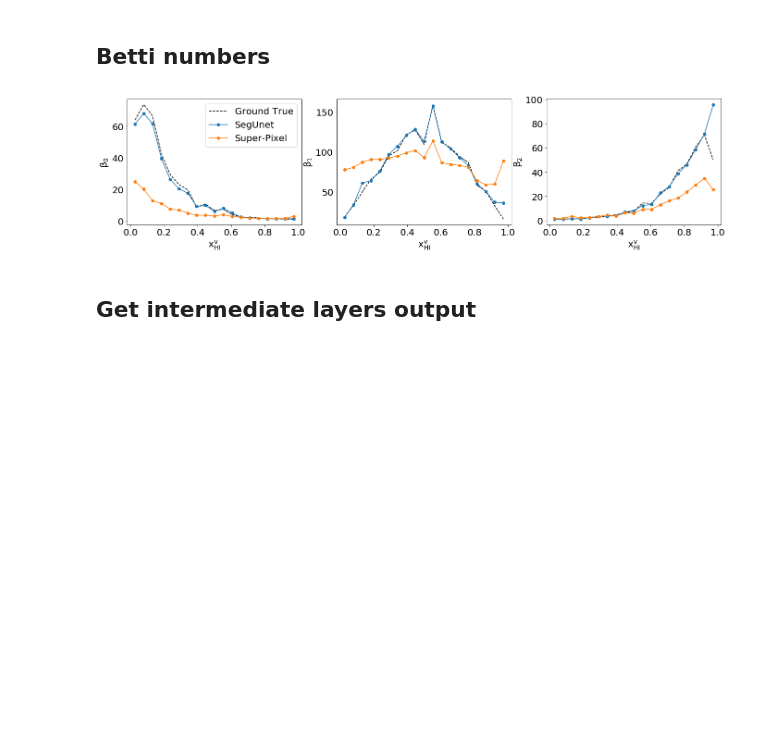
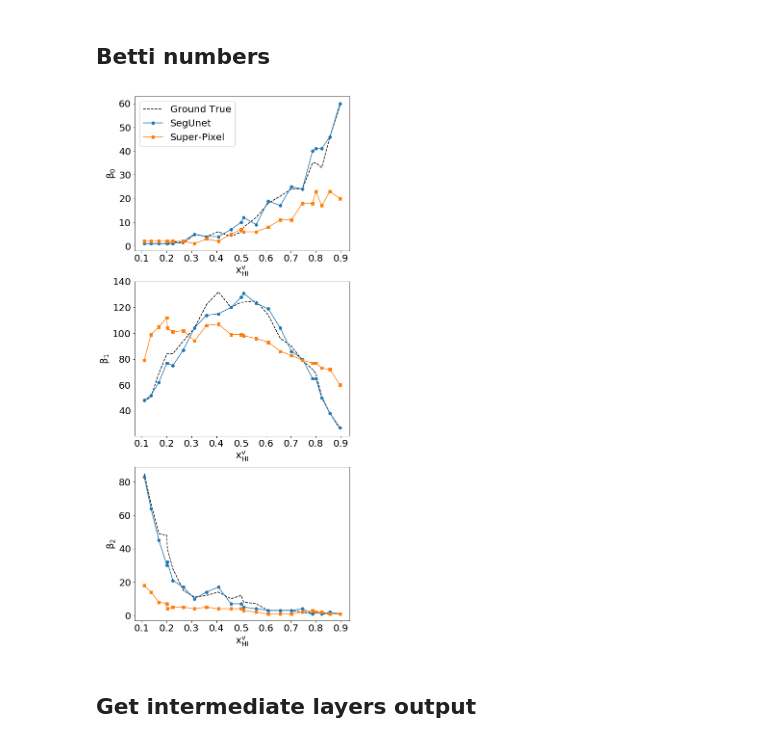
Before and after one commit to micbia/SegU-Net, a Jupyter notebook: pred21cm.ipynb, the cells around one changed output. Saved outputs shown, nothing was run; the diff lists cells and outputs as text; code cells hidden in the pictures; blank space fills up the shorter version.

```diff
--- a/pred21cm.ipynb
+++ b/pred21cm.ipynb
@@ -787,62 +1038,45 @@ plt.savefig('%scorr.png' %PATH_MODEL, bbox_inches="tight")
 # %%
 import matplotlib
 import matplotlib.pyplot as plt, numpy as np
 from myutils.utils import OrderNdimArray, RandomIndexes
 
-plt.rcParams['figure.figsize'] = (20,8)
 plt.rcParams['font.size'] = 20
 
-PATH_MODEL = '/home/michele/Documents/PhD_Sussex/output/ML/dataset/outputs/new/02-10T23-52-36_128slice/predictions_1/pred_tobs1000/'
-redshift, xn_mask_true, b0_true, b1_true, b2_true, b0_seg, b1_seg, b2_seg, b0_sp, b1_sp, b2_sp = OrderNdimArray(np.loadtxt(PATH_MODEL+'astro_data.txt', unpack=True, usecols=(1,9,13,14,15,16,17,18,19,20,21)), 1)
+tobs = 1000
+PATH_MODEL = '/home/michele/Documents/PhD_Sussex/output/ML/dataset/outputs/new/02-10T23-52-36_128slice/predictions/fiducial_model/'
+redshift, xn_mask_true, b2_true, b1_true, b0_true, b2_seg, b1_seg, b0_seg, b2_sp, b1_sp, b0_sp = OrderNdimArray(np.loadtxt('%sastro_data_FM_tobs%d.txt' %(PATH_MODEL, tobs), unpack=True, usecols=(0,4,8,9,10,11,12,13,14,15,16)), 1)
 
-
-#fig, (ax0, ax1, ax2) = plt.subplots(nrows=3, figsize=(8,18), sharex=True)
-fig, (ax0, ax1, ax2) = plt.subplots(ncols=3, figsize=(23,5), sharex=True)
-h = np.histogram(xn_mask_true, np.linspace(1e-5, 1., 20), density=True)
-new_x = h[1][:-1]+0.5*(h[1][1:]-h[1][:-1])
+fig, (ax0, ax1, ax2) = plt.subplots(nrows=3, figsize=(8,20))
+#fig, (ax0, ax1, ax2) = plt.subplots(ncols=3, figsize=(23,5), sharex=True)
 
 # Betti 0
-f_b0_true = np.array([np.mean(b0_true[(xn_mask_true < h[1][i+1]) * (xn_mask_true >= h[1][i])]) for i in range(h[1].size-1)])
-ax0.plot(new_x, f_b0_true, 'k--', label='Ground True')
-f_b0_seg = np.array([np.mean(b0_seg[(xn_mask_true < h[1][i+1]) * (xn_mask_true >= h[1][i])]) for i in range(h[1].size-1)])
-ax0.plot(new_x, f_b0_seg, label='SegUnet', color='tab:blue', marker='o')
-f_b0_sp = np.array([np.mean(b0_sp[(xn_mask_true < h[1][i+1]) * (xn_mask_true >= h[1][i])]) for i in range(h[1].size-1)])
-ax0.plot(new_x, f_b0_sp, label='Super-Pixel', color='tab:orange', marker='o')
-ax0.legend(loc=1)
+ax0.plot(xn_mask_true, b0_true, 'k--', label='Ground True')
+ax0.plot(xn_mask_true, b0_seg, label='SegUnet', color='tab:blue', marker='o')
+ax0.plot(xn_mask_true, b0_sp, label='Super-Pixel', color='tab:orange', marker='s')
+ax0.legend(loc='best')
 ax0.set_xlabel(r'$\rm x^v_{HI}$', size=20), ax0.set_ylabel(r'$\rm\beta_0$', size=20)
+ax0.set_xticks(np.arange(0.1, 0.91, 0.1))
 
 # Betti 1
-f_b1_true = np.array([np.mean(b1_true[(xn_mask_true < h[1][i+1]) * (xn_mask_true >= h[1][i])]) for i in range(h[1].size-1)])
-ax1.plot(new_x, f_b1_true, 'k--', label='Ground True')
-f_b1_seg = np.array([np.mean(b1_seg[(xn_mask_true < h[1][i+1]) * (xn_mask_true >= h[1][i])]) for i in range(h[1].size-1)])
-ax1.plot(new_x, f_b1_seg, label='SegUnet', color='tab:blue', marker='o')
-f_b1_sp = np.array([np.mean(b1_sp[(xn_mask_true < h[1][i+1]) * (xn_mask_true >= h[1][i])]) for i in range(h[1].size-1)])
-ax1.plot(new_x, f_b1_sp, label='Super-Pixel', color='tab:orange', marker='o')
+ax1.plot(xn_mask_true, b1_true, 'k--', label='Ground True')
+ax1.plot(xn_mask_true, b1_seg, label='SegUnet', color='tab:blue', marker='o')
+ax1.plot(xn_mask_true, b1_sp, label='Super-Pixel', color='tab:orange', marker='s')
 ax1.set_xlabel(r'$\rm x^v_{HI}$', size=20), ax1.set_ylabel(r'$\rm\beta_1$', size=20)
+ax1.set_xticks(np.arange(0.1, 0.91, 0.1))
+ax1.set_yticks(np.arange(40, 150, 20))
 
 # Betti 2
-f_b2_true = np.array([np.mean(b2_true[(xn_mask_true < h[1][i+1]) * (xn_mask_true >= h[1][i])]) for i in range(h[1].size-1)])
-ax2.plot(new_x, f_b2_true, 'k--', label='Ground True')
-f_b2_seg = np.array([np.mean(b2_seg[(xn_mask_true < h[1][i+1]) * (xn_mask_true >= h[1][i])]) for i in range(h[1].size-1)])
-ax2.plot(new_x, f_b2_seg, label='SegUnet', color='tab:blue', marker='o')
-f_b2_sp = np.array([np.mean(b2_sp[(xn_mask_true < h[1][i+1]) * (xn_mask_true >= h[1][i])]) for i in range(h[1].size-1)])
-ax2.plot(new_x, f_b2_sp, label='Super-Pixel', color='tab:orange', marker='o')
+ax2.plot(xn_mask_true, b2_true, 'k--', label='Ground True')
+ax2.plot(xn_mask_true, b2_seg, label='SegUnet', color='tab:blue', marker='o')
+ax2.plot(xn_mask_true, b2_sp, label='Super-Pixel', color='tab:orange', marker='s')
 ax2.set_xlabel(r'$\rm x^v_{HI}$', size=20), ax2.set_ylabel(r'$\rm\beta_2$', size=20)
+ax2.set_xticks(np.arange(0.1, 0.91, 0.1))
 
-
-#ax1.errorbar(0.1690, 0.2128, 0.0406, lw=1, markersize=7, marker='o', capsize=3, color='red', label=r'SegU-net on C$\rm ^2$Ray')
-#ax1.errorbar(0.2856, 0.3368, 0.0365, lw=1, markersize=7, marker='o', capsize=3, color='red')
-#ax1.errorbar(0.5658, 0.6349, 0.0101, lw=1, markersize=7, marker='o', capsize=3, color='red')
-#ax1.errorbar(0.7009, 0.7672, 0.0164, lw=1, markersize=7, marker='o', capsize=3, color='red')
-
-#ax1.scatter(0.1690, 0.4591, lw=2, marker='s', color='red', label=r'Super-Pixel on C$\rm ^2$Ray')
-#ax1.scatter(0.2856, 0.5344, lw=2, marker='s', color='red')
-#ax1.scatter(0.5658, 0.6295, lw=2, marker='s', color='red')
-#ax1.scatter(0.7009, 0.6538, lw=2, marker='s', color='red')
-plt.subplots_adjust(hspace=0.0)
-plt.savefig('%sbetti.png' %PATH_MODEL, bbox_inches="tight")
+plt.subplots_adjust(hspace=0.2)
+plt.savefig('%sbetti_tobs%d.png' %(PATH_MODEL+'../pred_tobs'+str(tobs)+'/', tobs), bbox_inches="tight")
+plt.show()
 # %% [output]
-[figure, old version]
+[figure, new version]
 # %% [markdown]
 ## Get intermediate layers output
 # %% [markdown]
```
Also changed, not shown: parts of 43 cells of this notebook, 3 other files.
